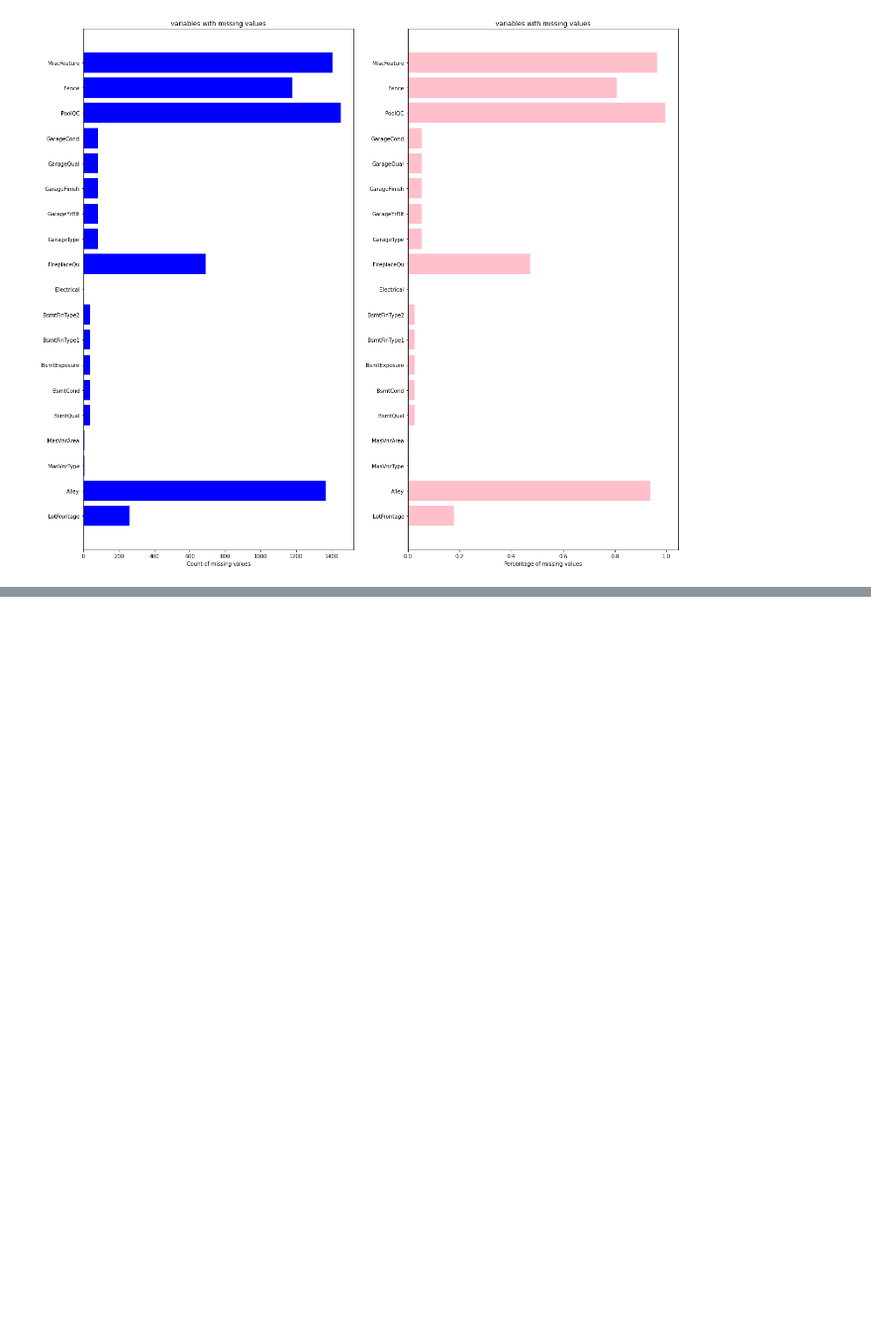
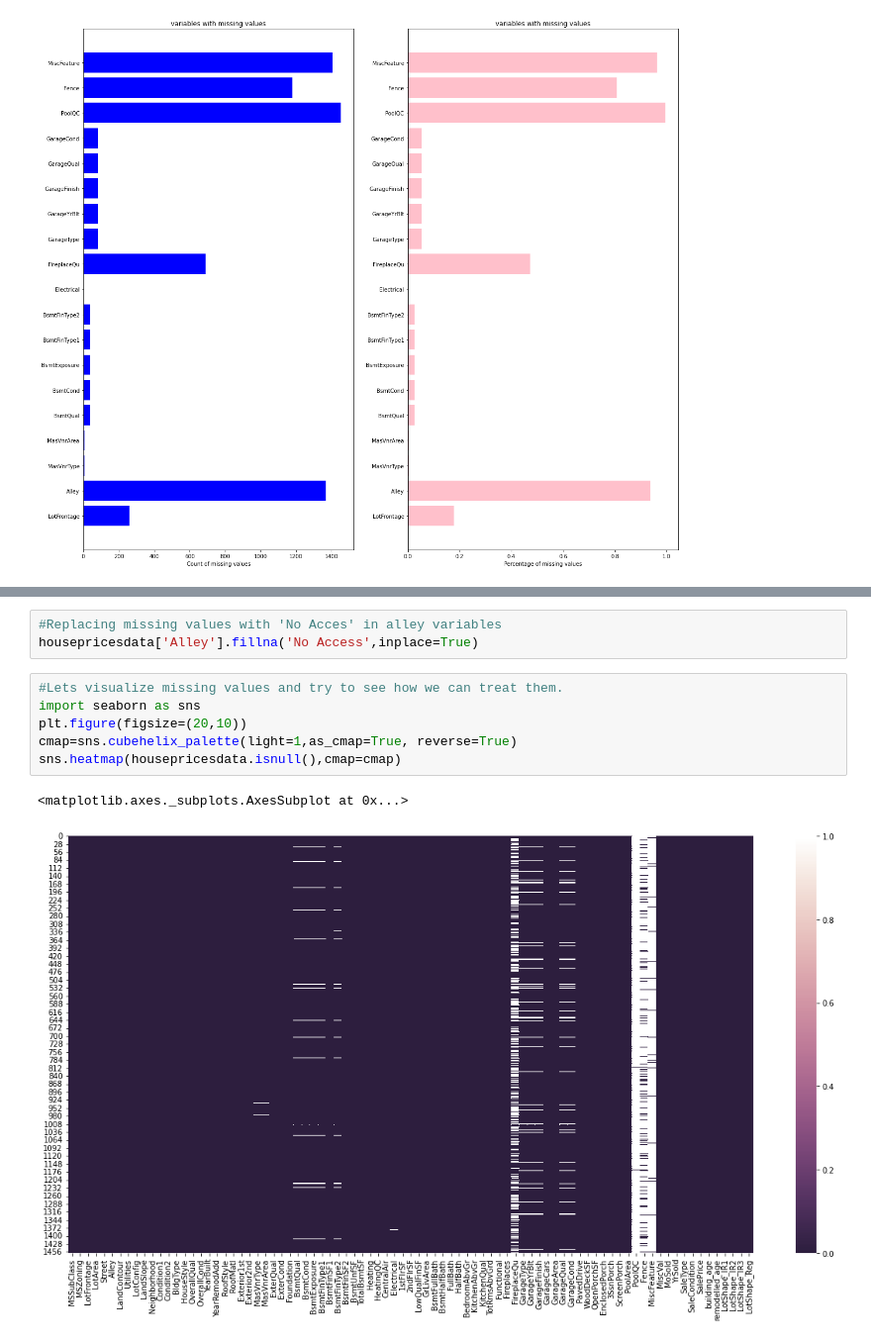
Before and after one commit to Chirag314/HousePrices, a Jupyter notebook: HousePrices.ipynb, the cells around one changed output, grey strips where cells are left out. Shown at 99% size. Saved outputs shown, nothing was run; the diff lists cells and outputs as text; blank space fills up the shorter version.

```diff
--- a/HousePrices.ipynb
+++ b/HousePrices.ipynb
@@ -261,0 +264,12 @@ Text(0.5, 1.0, 'variables with missing values')
+# %%
+#Replacing missing values with 'No Acces' in alley variables
+housepricesdata['Alley'].fillna('No Access',inplace=True)
+# %%
+#Lets visualize missing values and try to see how we can treat them.
+import seaborn as sns
+plt.figure(figsize=(20,10))
+cmap=sns.cubehelix_palette(light=1,as_cmap=True, reverse=True)
+sns.heatmap(housepricesdata.isnull(),cmap=cmap)
+# %% [output]
+<matplotlib.axes._subplots.AxesSubplot at 0x...>
+[figure, added]
```
Also changed, not shown: parts of 10 cells of this notebook.
